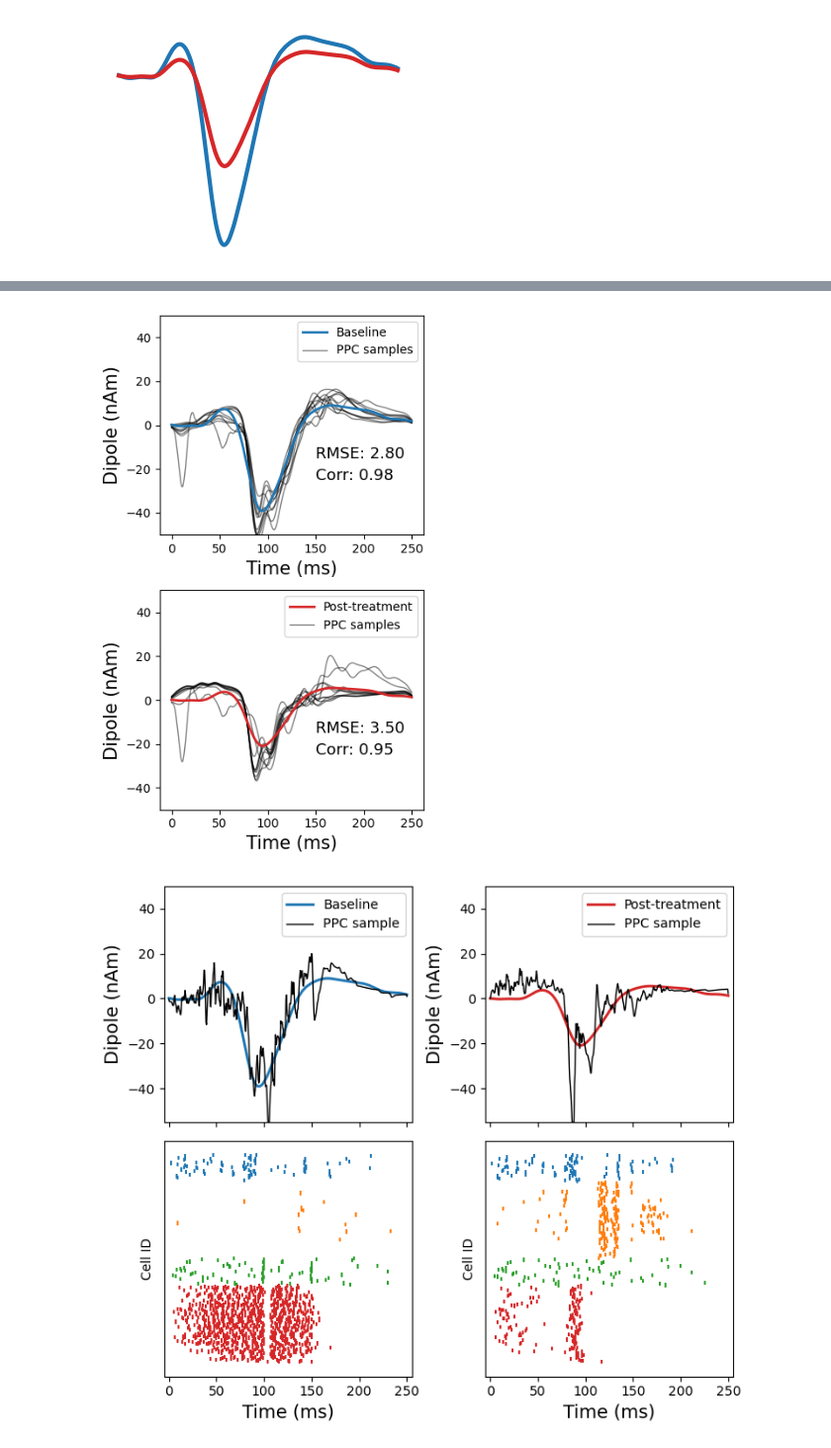
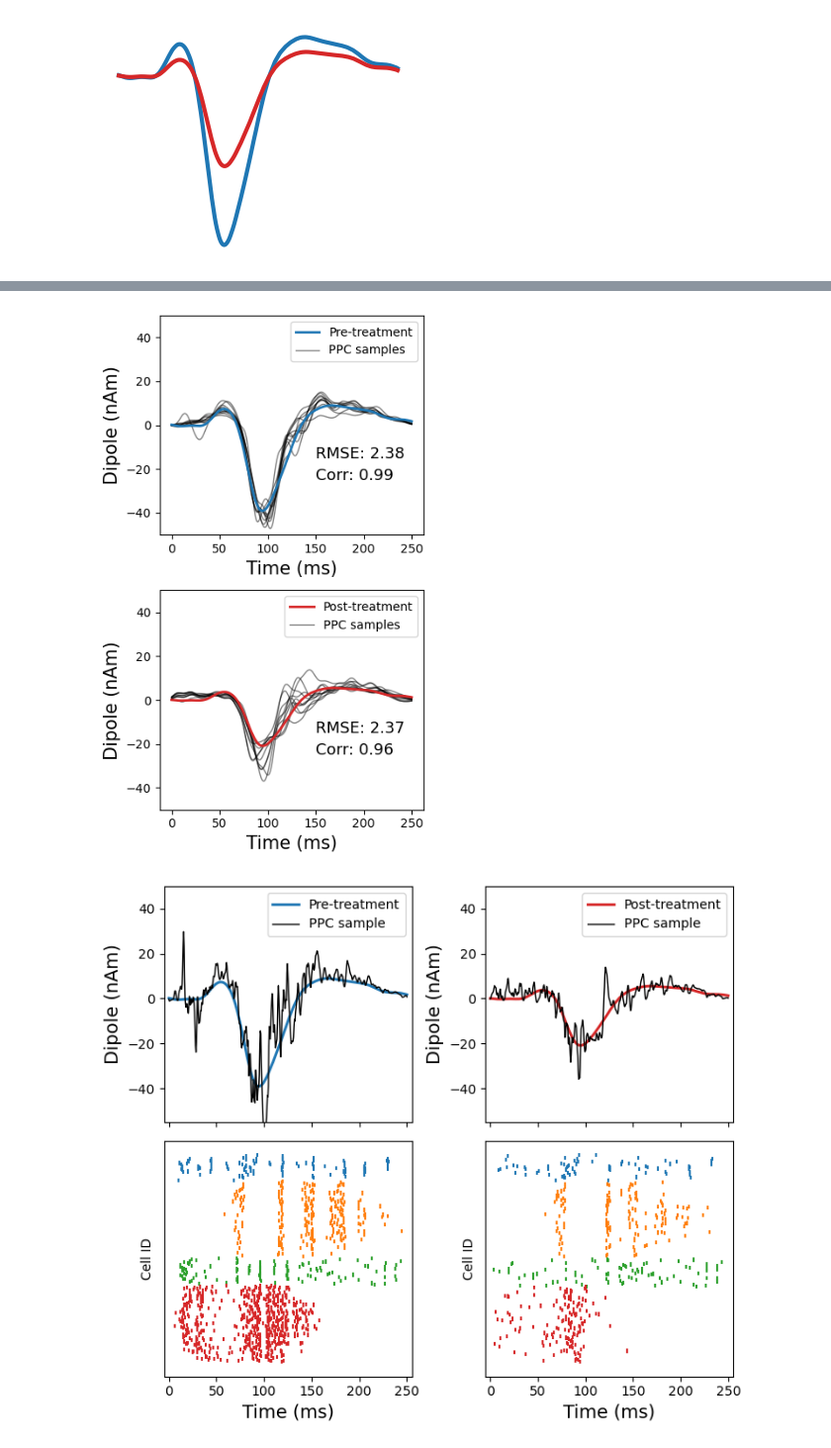
Before and after one commit to ntolley/hnn_jove, a Jupyter notebook: notebooks/drug_moa_sbi_ppc.ipynb, the cells around one changed output, grey strips where cells are left out. Shown at 99% size. Drawn from its saved outputs; the diff is of its cells as text; code cells hidden in the pictures.

```diff
--- a/notebooks/drug_moa_sbi_ppc.ipynb
+++ b/notebooks/drug_moa_sbi_ppc.ipynb
@@ -47,12 +47,14 @@ theta_train_dict = {
 
 # Initialize the network model and run the batch simulation.
 # net = jones_2009_model()
-# net_base = read_network_configuration('../data/opt_baseline_config_correlation_best.json')
-net_base = read_network_configuration('../data/baseline_optimization/opt_baseline_config_correlation_17.json')
+net_base = read_network_configuration('../data/opt_baseline_config_correlation_best.json')
+# net_base = read_network_configuration('../data/baseline_optimization/opt_baseline_config_correlation_10.json')
 # %%
 scale_factor = 1000
 smooth_window = 40
 downsample = 20
+
+save_path = '/oscar/data/sjones/ntolley/hnn_jove/jones_2009_jove'
 
 # Load batch simulations used for SBI training
 dpl_list, theta_train = list(), list()
@@ -293,7 +358,7 @@ biomarker_ppc_dpl = np.stack(ppc_dpl[n_ppc_sims:])
 plt.figure(figsize=(4, 6.5))
 plt.subplot(2,1,1)
 plt.plot(times, baseline_ppc_dpl.T, color='k', alpha=0.5, linewidth=1)
-plt.plot(times, baseline_dpl, label='Baseline', color='C0', linewidth=2)
+plt.plot(times, baseline_dpl, label='Pre-treatment', color='C0', linewidth=2)
 plt.plot([0,0], [1000,100], color='k', alpha=0.5, linewidth=1, label='PPC samples')
 
 # Add PPC RMSE
@@ -339,7 +404,7 @@ plt.xlabel('Time (ms)', fontsize=labelsize)
 plt.tight_layout()
 # plt.savefig('../figures/baseline_biomaker_sbi_ppc.svg')
 # %% [output]
-[figure, old version]
+[figure, new version]
 # %%
 ppc_sample_idx = 9
 ymin = -55
@@ -360,35 +425,35 @@ titlesize = 16
 times = np.linspace(0, tstop, len(baseline_dpl))
 
 # Plot baseline ERP with PPC
 fig, axes = plt.subplots(2, 2, figsize=(7,6), sharex=True)
-axes[0, 0].plot(times, baseline_dpl, linewidth=2, color=f'C0', label='Baseline')
+axes[0, 0].plot(times, baseline_dpl, linewidth=2, color=f'C0', label='Pre-treatment')
 axes[0, 0].plot(times, baseline_ppc_dpl[ppc_sample_idx], linewidth=1, color='k', label='PPC sample')
 axes[0, 0].set_ylim(ymin, ymax)
 axes[0, 0].set_ylabel('Dipole (nAm)', fontsize=labelsize)
 axes[0,0].legend(loc='upper right', fontsize=10)
 baseline_ppc_net[ppc_sample_idx].cell_response.plot_spikes_raster(ax=axes[1,0], show=False, show_legend=False)
 axes[0, 0].set_xlim(-5, 255)
 
 
 # Plot hypothetical biomarker ERP with PPC
 axes[0, 1].plot(times, biomarker_dpl, linewidth=2, color=f'C3', label='Post-treatment')
 axes[0, 1].plot(times, biomarker_ppc_dpl[ppc_sample_idx], linewidth=1, color='k', label='PPC sample')
 axes[0, 1].set_ylim(ymin, ymax)
 axes[0, 1].set_ylabel('Dipole (nAm)', fontsize=labelsize)
 axes[0, 1].legend(loc='upper right', fontsize=10)
 biomarker_ppc_net[ppc_sample_idx].cell_response.plot_spikes_raster(ax=axes[1,1], show=False, show_legend=False)
 axes[0, 1].set_xlim(-5, 255)
 
 # Clean up
 axes[1, 0].set_xlabel('Time (ms)', fontsize=labelsize)
 axes[1, 1].set_xlabel('Time (ms)', fontsize=labelsize)
 axes[1, 0].set_title(None)
 axes[1, 1].set_title(None)
 
 plt.tight_layout()
 # plt.savefig('../figures/baseline_biomaker_spike_raster.svg')
 # %% [output]
-[figure, old version]
+[figure, new version]
 # %%
 fs = 1e3 / 0.5
 # sig = baseline_ppc_dpl[ppc_sample_idx]
```
Also changed, not shown: parts of 8 cells of this notebook, 10 other files.
